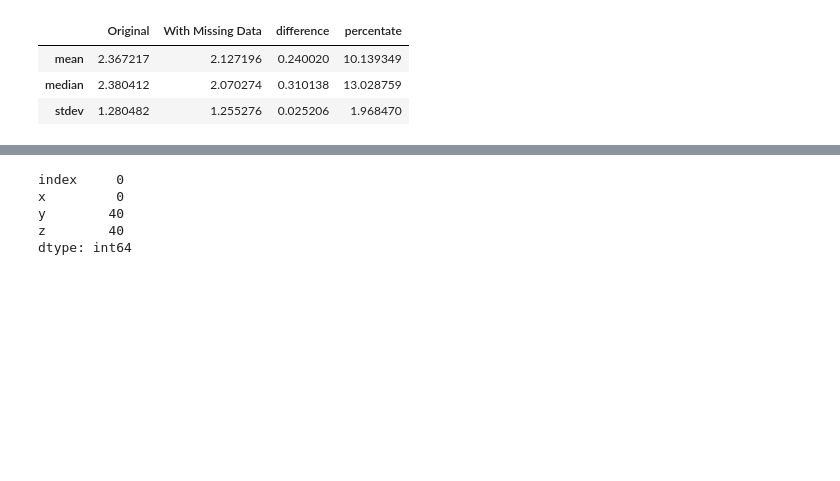
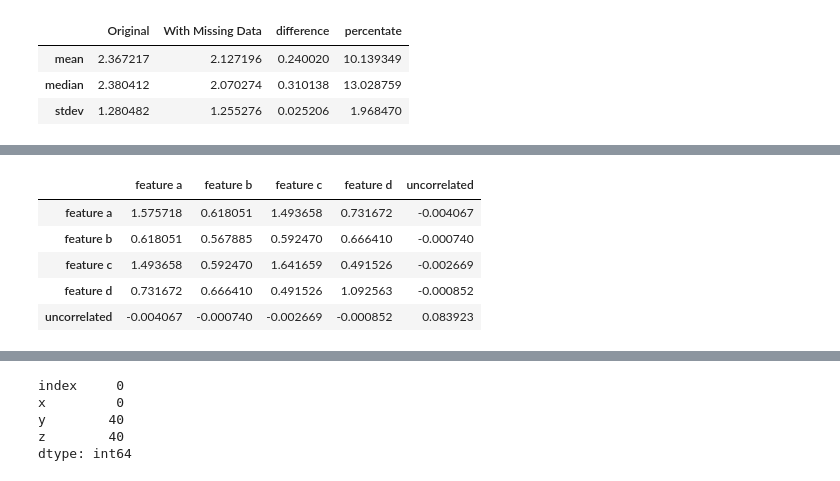
Before and after one commit to WestHealth/scipy2022-missingness-tutorial, a Jupyter notebook: master/4 - Common Treatment Practices and Pitfalls.ipynb, the cells around one changed output, grey strips where cells are left out. Cells and saved outputs as stored; diff of their text form; code cells hidden in the pictures; blank space fills up the shorter version.

```diff
--- a/master/4 - Common Treatment Practices and Pitfalls.ipynb
+++ b/master/4 - Common Treatment Practices and Pitfalls.ipynb
@@ -95,0 +57,9 @@ plt.plot(df.y, df.z, 'ro')
+# %%
+mar_df.cov()
+# %% [output]
+|  | feature a | feature b | feature c | feature d | uncorrelated |
+| feature a | 1.575718 | 0.618051 | 1.493658 | 0.731672 | -0.004067 |
+| feature b | 0.618051 | 0.567885 | 0.592470 | 0.666410 | -0.000740 |
+| feature c | 1.493658 | 0.592470 | 1.641659 | 0.491526 | -0.002669 |
+| feature d | 0.731672 | 0.666410 | 0.491526 | 1.092563 | -0.000852 |
+| uncorrelated | -0.004067 | -0.000740 | -0.002669 | -0.000852 | 0.083923 |
```
Also changed, not shown: parts of 58 cells of this notebook, 7 other files.
